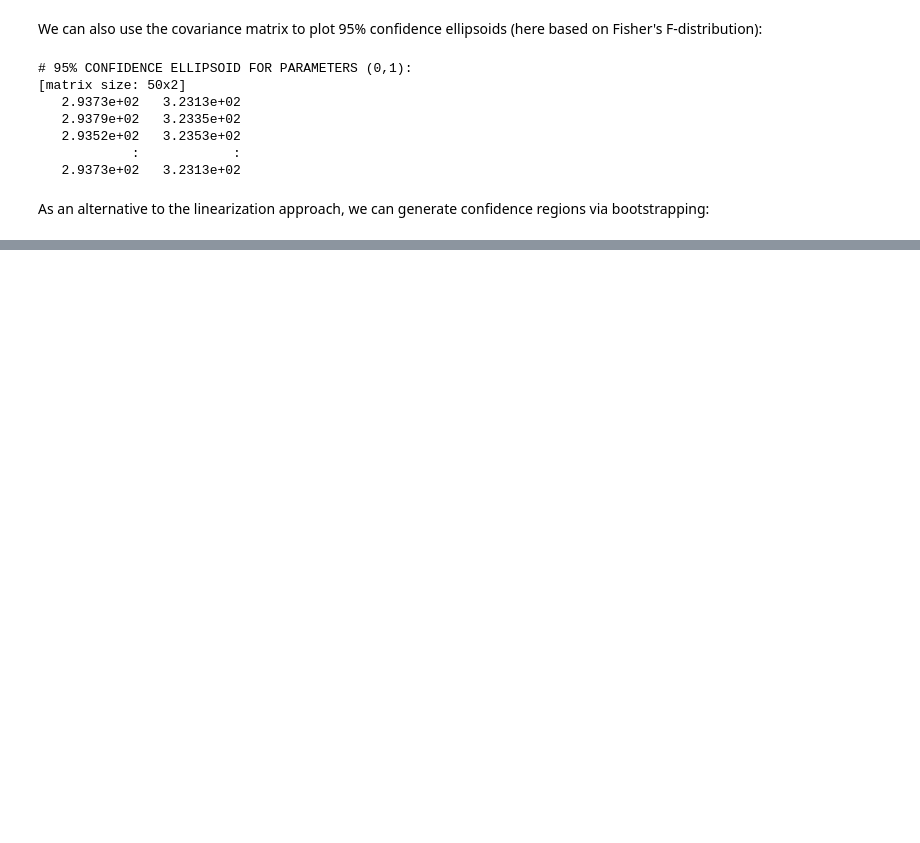
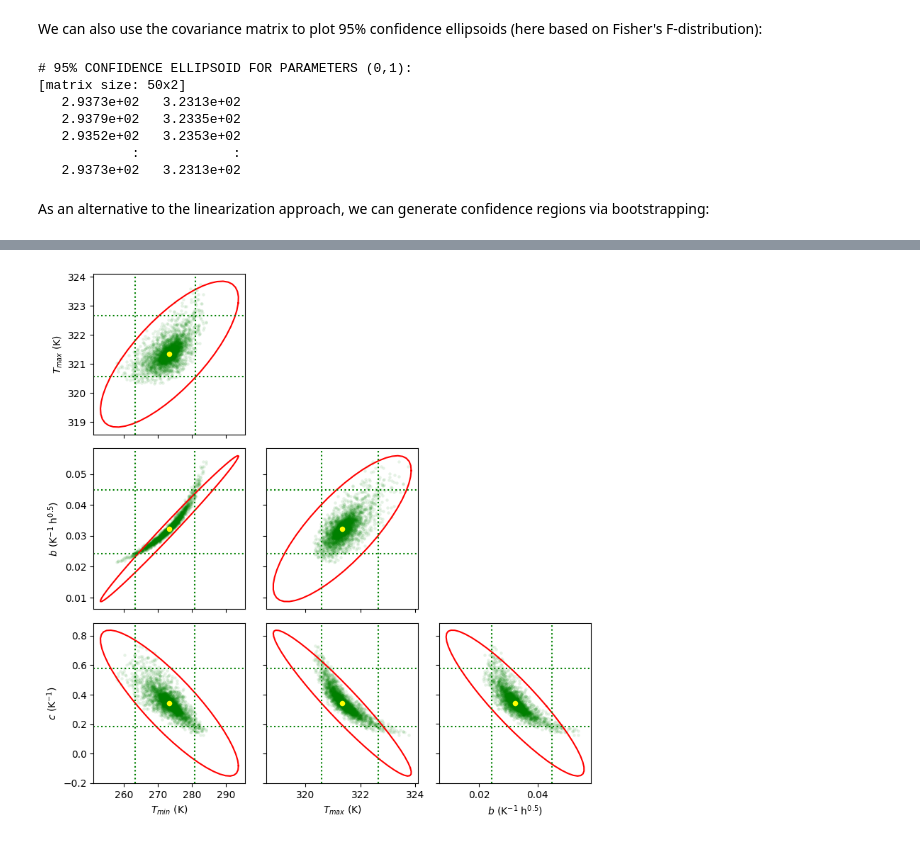
Before and after one commit to omega-icl/magnus, a Jupyter notebook: src/interface/parest_tutorial.ipynb, the cells around one changed output, grey strips where cells are left out. Saved outputs shown, nothing was run; the diff lists cells and outputs as text; code cells hidden in the pictures; blank space fills up the shorter version.

```diff
--- a/src/interface/parest_tutorial.ipynb
+++ b/src/interface/parest_tutorial.ipynb
@@ -220,0 +230,12 @@ fig.tight_layout()
+# %%
+PE.options.NSSLV.DISPLEVEL    = 1
+PE.options.NSSLV.DISPITER     = 500
+PE.options.NSSLV.NUMLIVE      = 500
+PE.options.NSSLV.NUMPROP      = 50
+PE.options.NSSLV.LKHTOL       = 0.01
+PE.options.DISPLEVEL = 1
+
+PE.bpe_solve()
+bpemap        = PE.par_best
+[bpesam,_]    = PE.hpd_region( 0.95 )
+[bpelb,bpeub] = PE.hpd_interval( 0.95 )
@@ -220,0 +260,35 @@ fig.tight_layout()
+# %%
+PE.options.DISPLEVEL = 0
+
+fig, axes = plt.subplots(3, 3, figsize=(8, 8))
+for i in [0,1,2]:
+   for j in [1,2,3]:
+       if j <= i: continue
+       cell95 = PE.conf_ellipsoid( lincov, i, j, 0.95, "F", 50 )
+       axes[j-1,i].plot( cell95[:,0], cell95[:,1], color="red" )
+       #axes[j-1,i].scatter( bootsam[:,i], bootsam[:,j], s=10, lw=0, color="blue", alpha=0.1 )
+       axes[j-1,i].scatter( bpesam[:,i], bpesam[:,j], s=10, lw=0, color="green", alpha=0.1 )
+       axes[j-1,i].axvline( bpelb[i], ls=':', color="green" )
+       axes[j-1,i].axvline( bpeub[i], ls=':', color="green" )
+       axes[j-1,i].axhline( bpelb[j], ls=':', color="green" )
+       axes[j-1,i].axhline( bpeub[j], ls=':', color="green" )
+       axes[j-1,i].scatter( bpemap[i], bpemap[j], s=30, lw=0, color="yellow" )
+       #axes[j-1,i].set(adjustable='box-forced', aspect='equal')
+       if i == 0:
+           axes[j-1,i].set(xlabel="$T_{min}$ (K)")
+       elif i == 1:
+           axes[j-1,i].set(xlabel="$T_{max}$ (K)")
+       elif i == 2:
+           axes[j-1,i].set(xlabel="$b$ (K$^{-1}$ h$^{0.5}$)")
+       if j == 1:
+           axes[j-1,i].set(ylabel="$T_{max}$ (K)")
+       elif j == 2:
+           axes[j-1,i].set(ylabel="$b$ (K$^{-1}$ h$^{0.5}$)")
+       elif j == 3:
+           axes[j-1,i].set(ylabel="$c$ (K$^{-1}$)")
+
+[ fig.delaxes(ax) for ax in axes.flatten() if not ax.has_data() ]
+[ ax.label_outer() for ax in fig.get_axes() ]
+fig.tight_layout()
+# %% [output]
+[figure, added]
```
Also changed, not shown: parts of 12 cells of this notebook, 10 other files.
